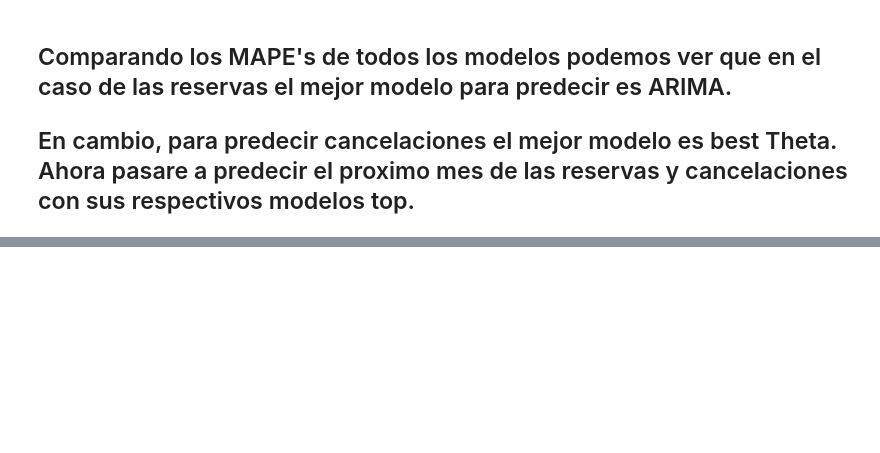
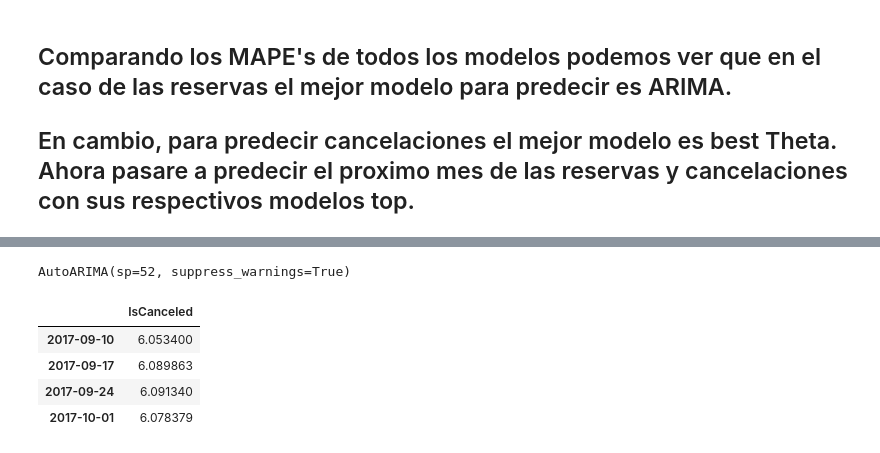
Before and after one commit to jgilaberts/Prueba-Github, a Jupyter notebook: Analisis Predictivo/Proyecto Final/Predicciones_Reser_Cancel_Javier_Gilabert.ipynb, the cells around one changed output, grey strips where cells are left out. Cells and saved outputs as stored; diff of their text form; code cells hidden in the pictures; blank space fills up the shorter version.

```diff
--- a/Analisis Predictivo/Proyecto Final/Predicciones_Reser_Cancel_Javier_Gilabert.ipynb
+++ b/Analisis Predictivo/Proyecto Final/Predicciones_Reser_Cancel_Javier_Gilabert.ipynb
@@ -49,0 +58,5 @@ mape_cancelaciones
+# %%
+log_df_w_r = pd.read_csv('df_reservas_LOG.csv')
+log_df_w_r = log_df_w_r.rename(columns={'Unnamed: 0': 'ArrivalDate'})
+log_df_w_r['ArrivalDate'] = pd.to_datetime(log_df_w_r['ArrivalDate'])
+log_df_w_r = log_df_w_r.set_index('ArrivalDate')
@@ -49,0 +66,3 @@ mape_cancelaciones
+# %%
+y_train, y_test = temporal_train_test_split(y =df_w_r, test_size=4)
+log_y_train, log_y_test = temporal_train_test_split(y =log_df_w_r, test_size=4)
@@ -49,0 +72,18 @@ mape_cancelaciones
+# %%
+#  Auto ARIMA Model
+
+# Nosotros ajustaremos el modelo con 52 temporadas que son las semanas que tiene un año
+forecaster = AutoARIMA(sp=52, suppress_warnings=True)
+forecaster.fit(log_y_train)
+# %% [output]
+AutoARIMA(sp=52, suppress_warnings=True)
+# %%
+#  Auto ARIMA Forecast
+log_y_pred = forecaster.predict(fh)
+log_y_pred
+# %% [output]
+|  | IsCanceled |
+| 2017-09-10 | 6.053400 |
+| 2017-09-17 | 6.089863 |
+| 2017-09-24 | 6.091340 |
+| 2017-10-01 | 6.078379 |
```
Also changed, not shown: parts of 19 cells of this notebook, 2 other files.
